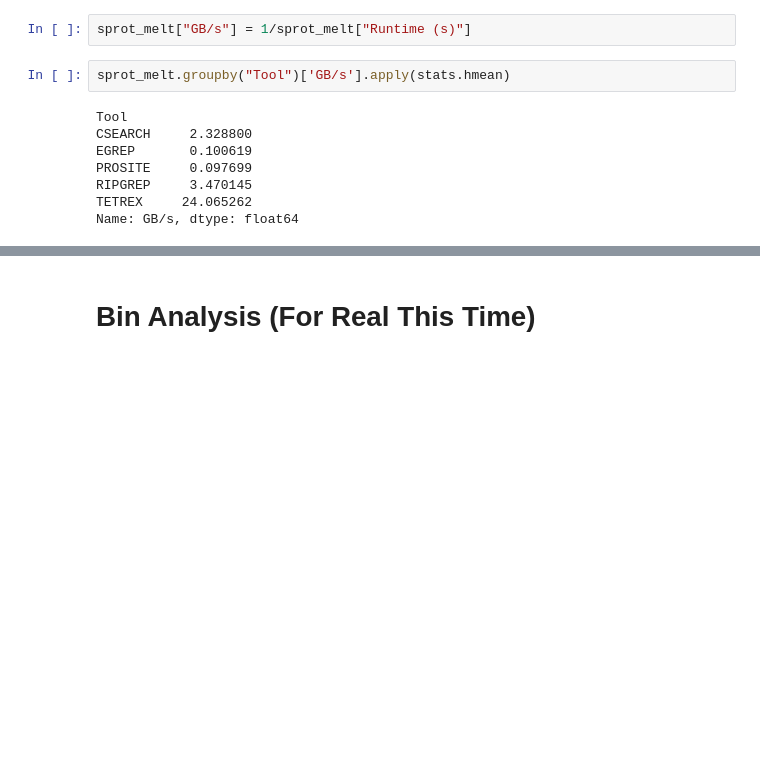
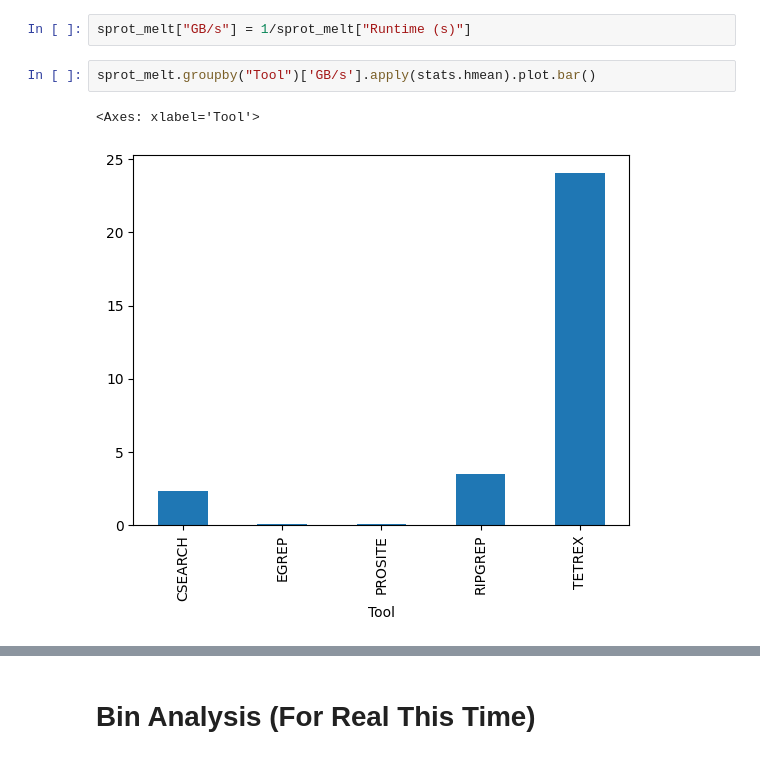
Before and after one commit to remyschwab/tetrex_analysis, a Jupyter notebook: swissprot_analysis.ipynb, the cells around one changed output, grey strips where cells are left out. Saved outputs shown, nothing was run; the diff lists cells and outputs as text; blank space fills up the shorter version.

```diff
--- a/swissprot_analysis.ipynb
+++ b/swissprot_analysis.ipynb
@@ -51,12 +32,7 @@ sprot_melt.columns = ["RegEx ID", "Tool", "Runtime (s)"]
 # %%
 sprot_melt["GB/s"] = 1/sprot_melt["Runtime (s)"]
 # %%
-sprot_melt.groupby("Tool")['GB/s'].apply(stats.hmean)
+sprot_melt.groupby("Tool")['GB/s'].apply(stats.hmean).plot.bar()
 # %% [output]
-Tool
-CSEARCH     2.328800
-EGREP       0.100619
-PROSITE     0.097699
-RIPGREP     3.470145
-TETREX     24.065262
-Name: GB/s, dtype: float64
+<Axes: xlabel='Tool'>
+[figure, added]
```
Also changed, not shown: parts of 4 cells of this notebook, 7 other files.
